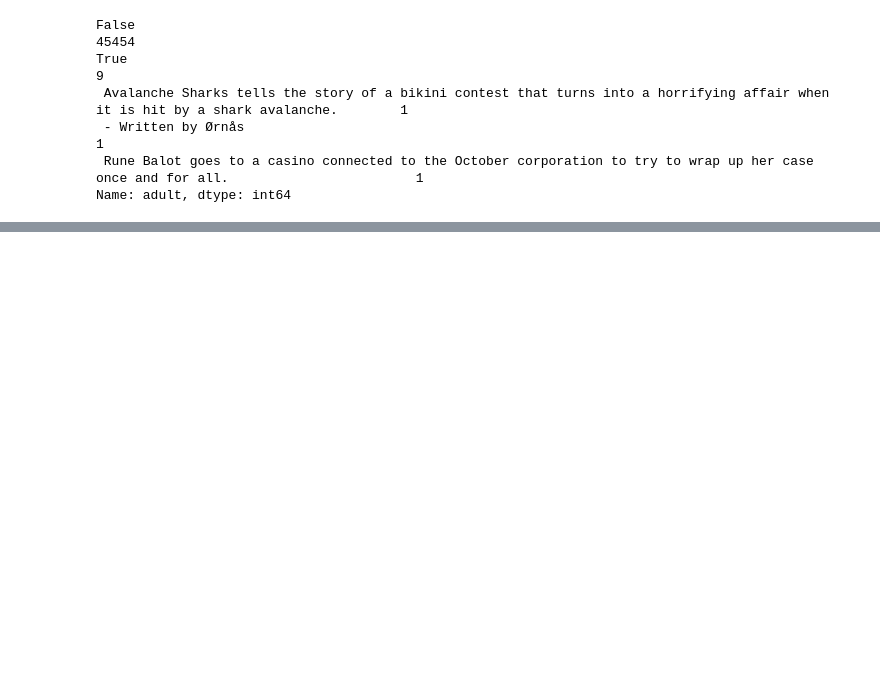
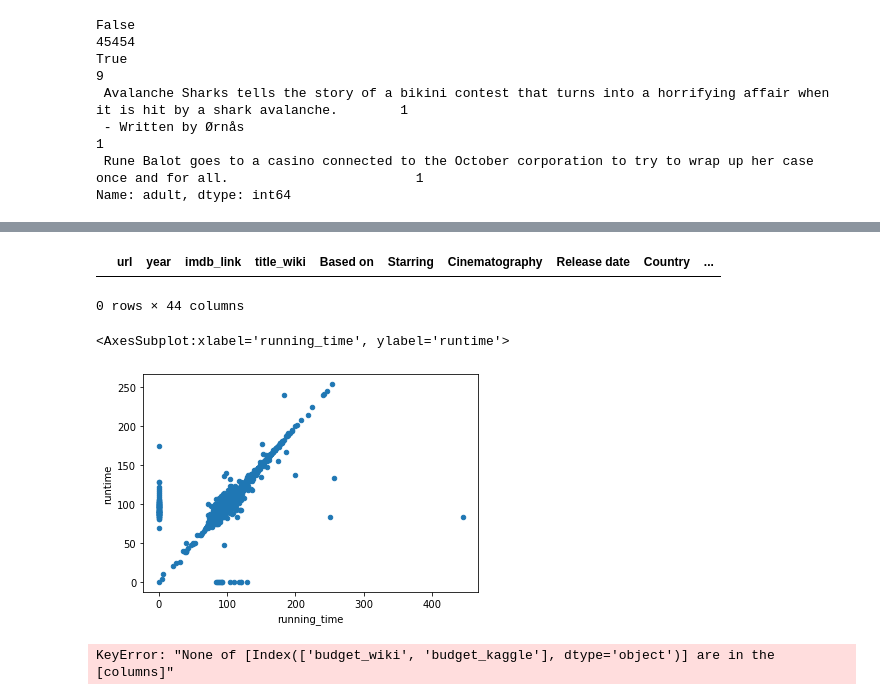
Before and after one commit to olesyapro888/Movies_ETL_pipeline_Python_Regular_expressions_SQL, a Jupyter notebook: Extract Movies.ipynb, the cells around one changed output, grey strips where cells are left out. Saved outputs shown, nothing was run; the diff lists cells and outputs as text; code cells hidden in the pictures; blank space fills up the shorter version.

Commit message:
update Merged data

```diff
--- a/Extract Movies.ipynb
+++ b/Extract Movies.ipynb
@@ -883,0 +885,5 @@ Name: rating, dtype: float64
+# %%
+# Look out for after we've merged data is redundant columns
+# use the suffixes parameter to make it easier to identify
+movies_df = pd.merge(wiki_movies_df, kaggle_metadata, on='imdb_id', suffixes=['_wiki','_kaggle'])
+movies_df.head()
@@ -883,0 +945,6 @@ Name: rating, dtype: float64
+# %%
+# Show any rows where title_kaggle is empty
+movies_df[(movies_df['title_kaggle'] == '') | (movies_df['title_kaggle'].isnull())]
+# %% [output]
+|  | url | year | imdb_link | title_wiki | Based on | Starring | Cinematography | Release date | Country | ... |
+0 rows × 44 columns
@@ -883,0 +959,7 @@ Name: rating, dtype: float64
+# %%
+# Inspect running time. To avoid missing value by using .fillna(0) use a scatter plot of a perfectly straight line
+# movies_df.plot(x='running_time', y='runtime', kind='scatter')
+movies_df.fillna(0).plot(x='running_time', y='runtime', kind='scatter')
+# %% [output]
+<AxesSubplot:xlabel='running_time', ylabel='runtime'>
+[figure, added]
@@ -883,0 +972,6 @@ Name: rating, dtype: float64
+# %%
+# movies_df.colums
+# movies_df
+movies_df[['budget_wiki','budget_kaggle']]
+# %% [output]
+KeyError: "None of [Index(['budget_wiki', 'budget_kaggle'], dtype='object')] are in the [columns]"
```
Also changed, not shown: parts of 42 cells of this notebook.
